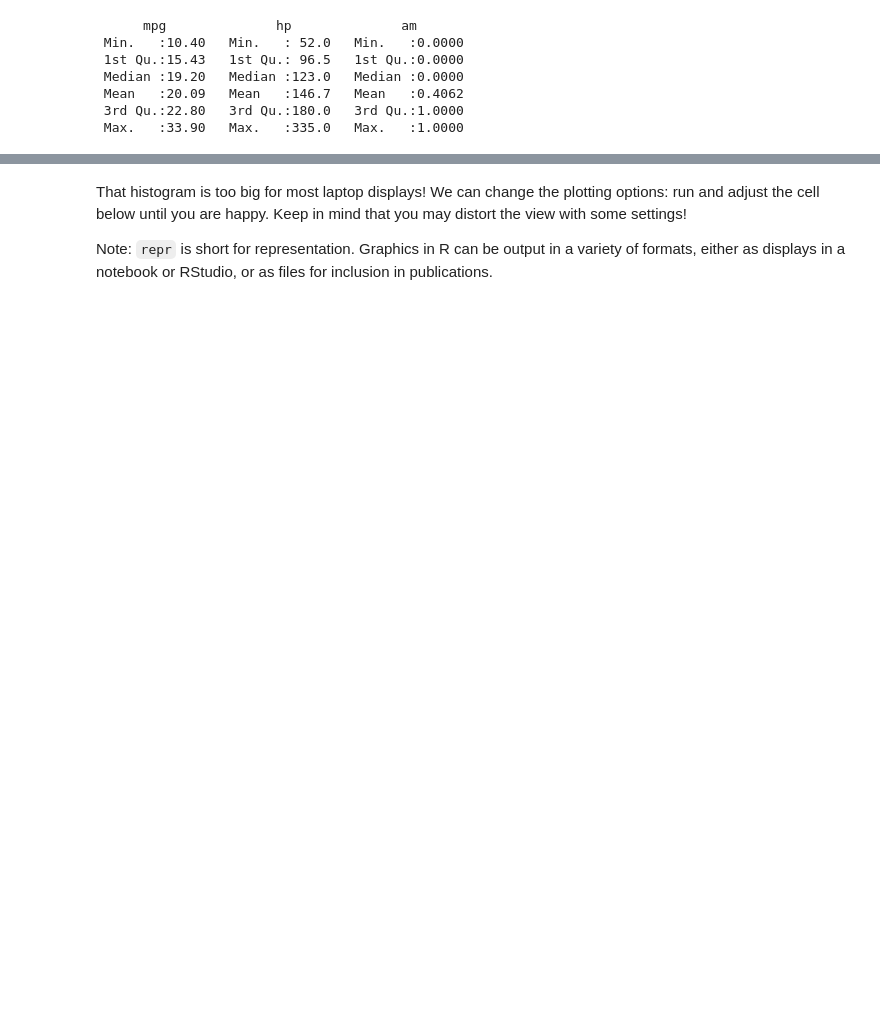
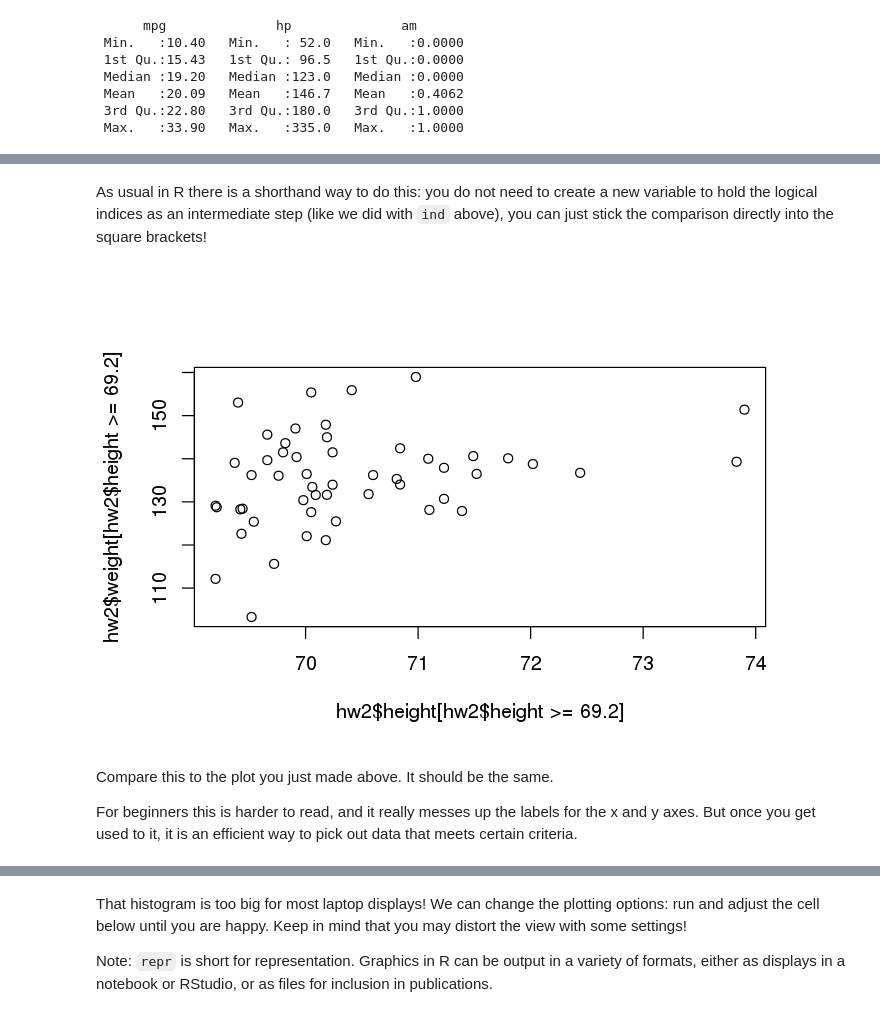
Before and after one commit to mdtdev/Scientific-Computing-Education, a Jupyter notebook: 03_data_manipulation.ipynb, the cells around one changed output, grey strips where cells are left out. Saved outputs shown, nothing was run; the diff lists cells and outputs as text; code cells hidden in the pictures; blank space fills up the shorter version.

```diff
--- a/03_data_manipulation.ipynb
+++ b/03_data_manipulation.ipynb
@@ -204,0 +363,10 @@ Here we use the **state** data. R provides lists of the various facts about stat
+# %% [markdown]
+As usual in R there is a shorthand way to do this: you do not need to create a new variable to hold the logical indices as an intermediate step (like we did with `ind` above), you can just stick the comparison directly into the square brackets!
+# %%
+plot(hw2$height[hw2$height >= 69.2], hw2$weight[hw2$height >= 69.2])
+# %% [output]
+[figure, added]
+# %% [markdown]
+Compare this to the plot you just made above. It should be the same.
+
+For beginners this is harder to read, and it really messes up the labels for the x and y axes. But once you get used to it, it is an efficient way to pick out data that meets certain criteria.
```
Also changed, not shown: parts of 56 cells of this notebook, 1 other file.
